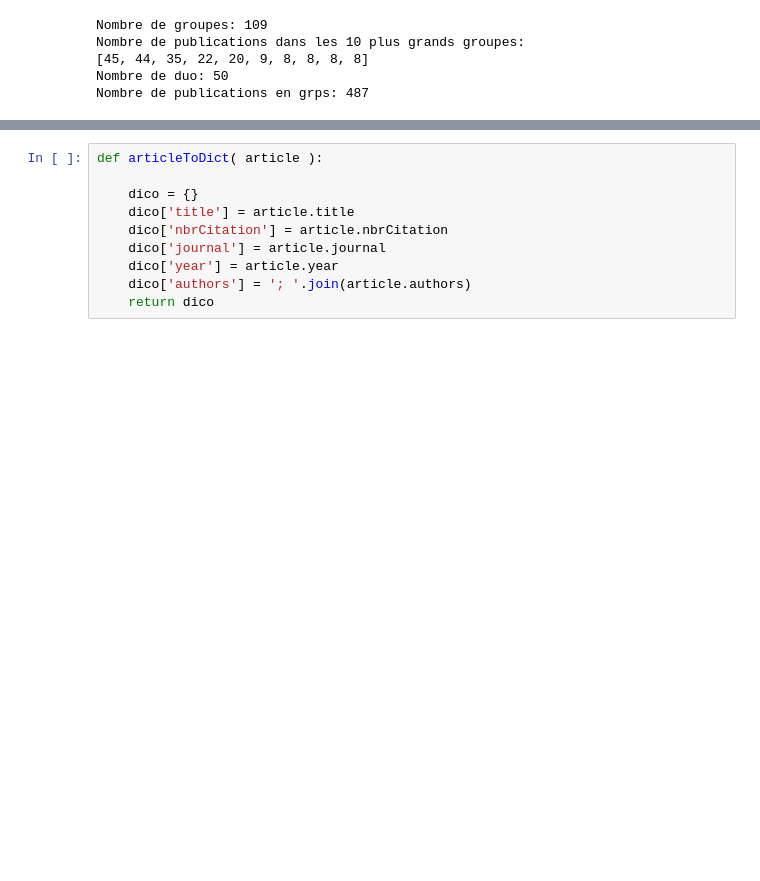
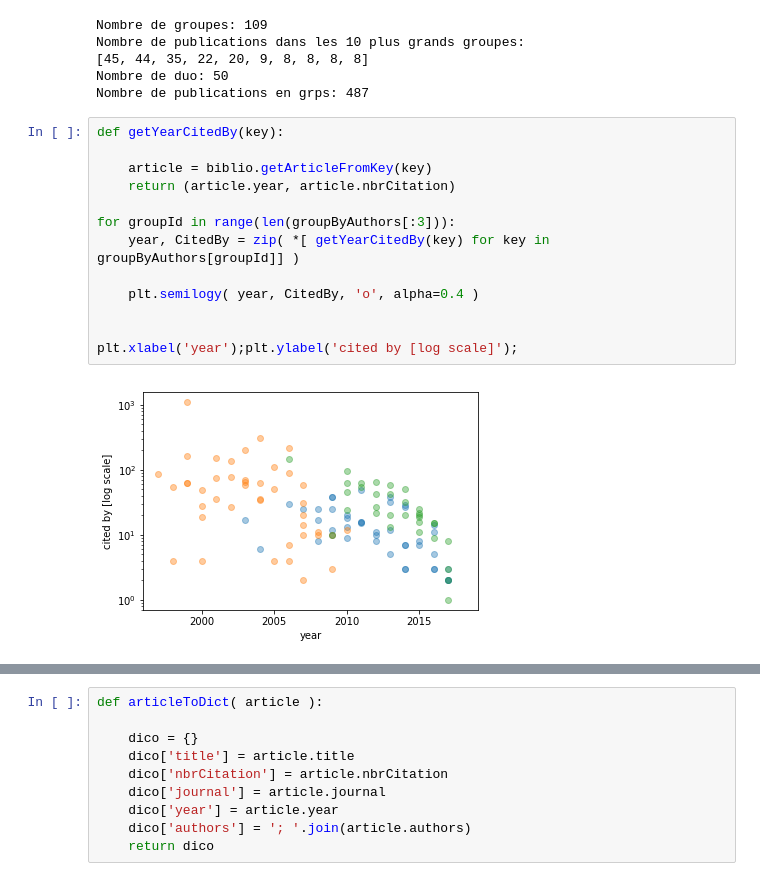
Before and after one commit to xdze2/bibigraph, a Jupyter notebook: groupBy_coauthors.ipynb, the cells around one changed output, grey strips where cells are left out. Drawn from its saved outputs; the diff is of its cells as text; blank space fills up the shorter version.

Commit message:
count by year

```diff
--- a/groupBy_coauthors.ipynb
+++ b/groupBy_coauthors.ipynb
@@ -56,3 +56,18 @@ Nombre de publications dans les 10 plus grands groupes:
 [45, 44, 35, 22, 20, 9, 8, 8, 8, 8]
 Nombre de duo: 50
 Nombre de publications en grps: 487
+# %%
+def getYearCitedBy(key):
+
+    article = biblio.getArticleFromKey(key)
+    return (article.year, article.nbrCitation)
+
+for groupId in range(len(groupByAuthors[:3])):
+    year, CitedBy = zip( *[ getYearCitedBy(key) for key in groupByAuthors[groupId]] )
+
+    plt.semilogy( year, CitedBy, 'o', alpha=0.4 )
+
+
+plt.xlabel('year');plt.ylabel('cited by [log scale]');
+# %% [output]
+[figure, added]
```
Also changed, not shown: parts of 4 cells of this notebook, 1 other file.
